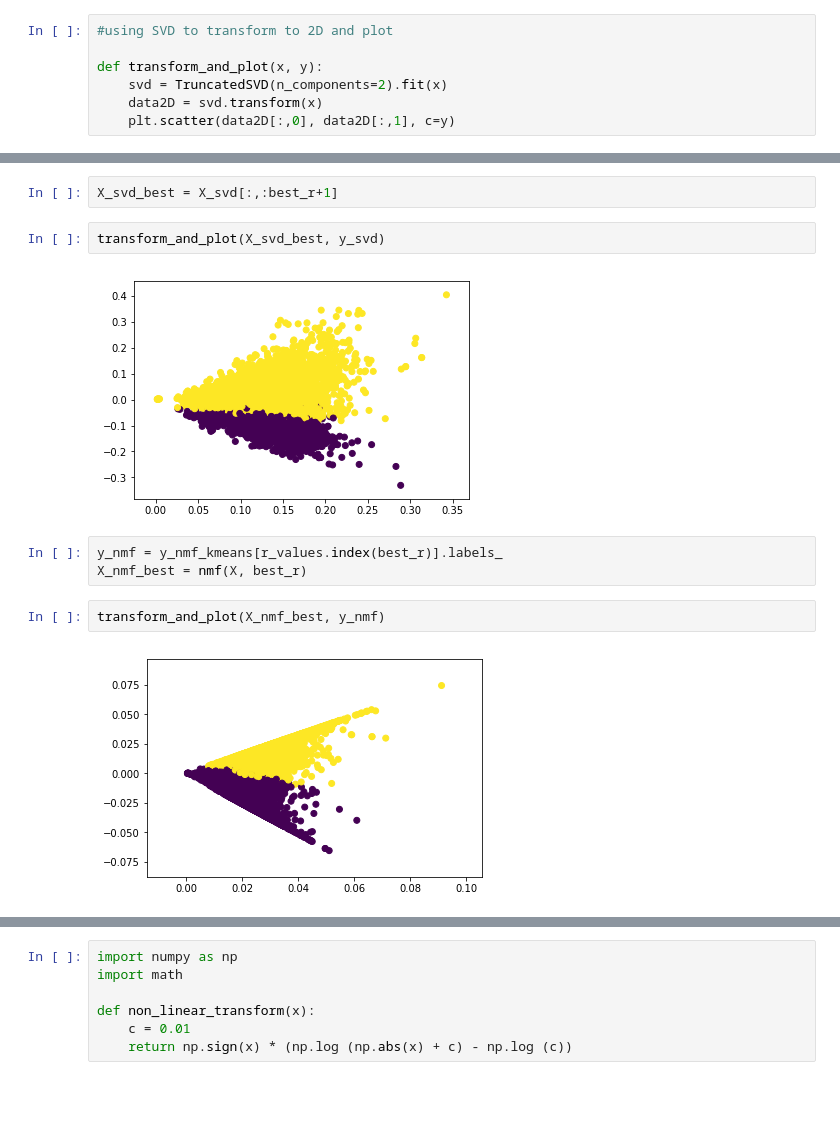
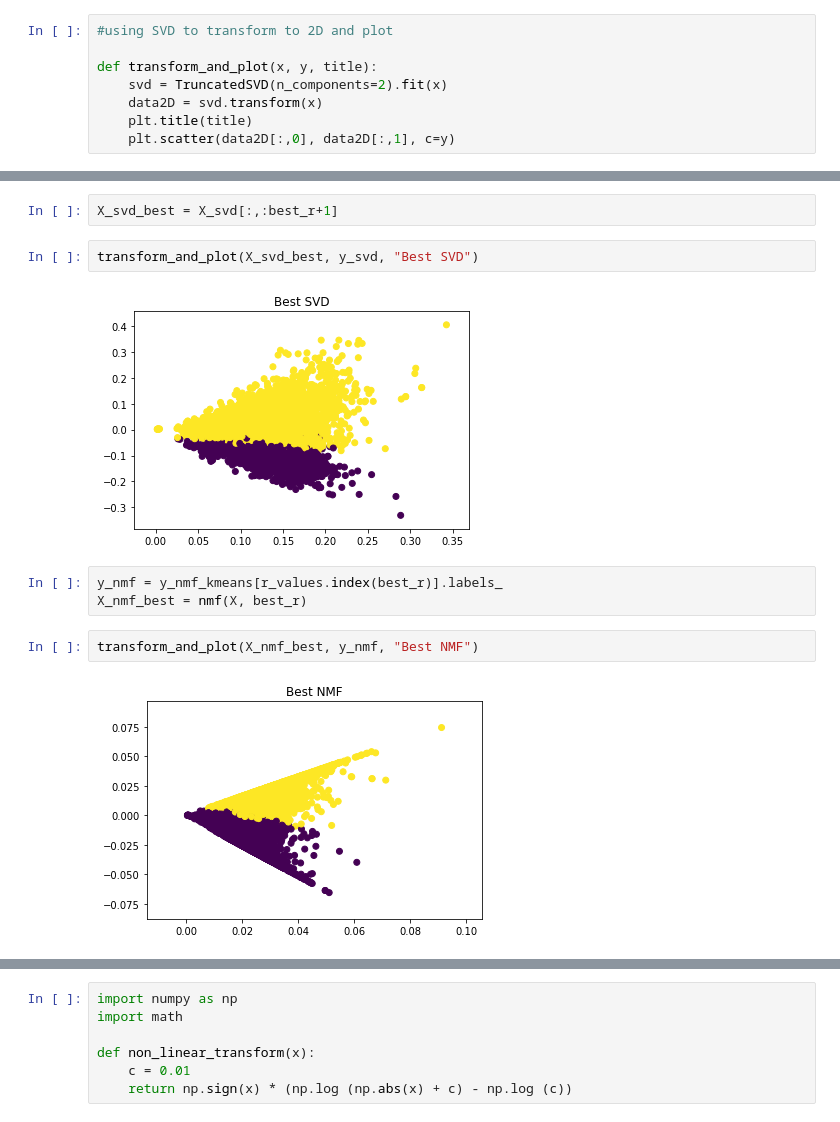
Before and after one commit to kehkashan22/ee219-project2, a Jupyter notebook: Project 2.ipynb, the cells around one changed output, grey strips where cells are left out. Cells and saved outputs as stored; diff of their text form; blank space fills up the shorter version.

Commit message:
Beautifications
Legends, titles and questions!

```diff
--- a/Project 2.ipynb
+++ b/Project 2.ipynb
@@ -251,22 +261,23 @@ best_r = 3 # for both nmf and svd!
 # %%
 #using SVD to transform to 2D and plot
 
-def transform_and_plot(x, y):
+def transform_and_plot(x, y, title):
     svd = TruncatedSVD(n_components=2).fit(x)
     data2D = svd.transform(x)
+    plt.title(title)
     plt.scatter(data2D[:,0], data2D[:,1], c=y)
 # %%
 y_svd = y_svd_kmeans[r_values.index(best_r)].labels_
 # %%
 X_svd_best = X_svd[:,:best_r+1]
 # %%
-transform_and_plot(X_svd_best, y_svd)
+transform_and_plot(X_svd_best, y_svd, "Best SVD")
 # %% [output]
-[figure, old version]
+[figure, new version]
 # %%
 y_nmf = y_nmf_kmeans[r_values.index(best_r)].labels_
 X_nmf_best = nmf(X, best_r)
 # %%
-transform_and_plot(X_nmf_best, y_nmf)
+transform_and_plot(X_nmf_best, y_nmf, "Best NMF")
 # %% [output]
-[figure, old version]
+[figure, new version]
```
Also changed, not shown: parts of 13 cells of this notebook.
